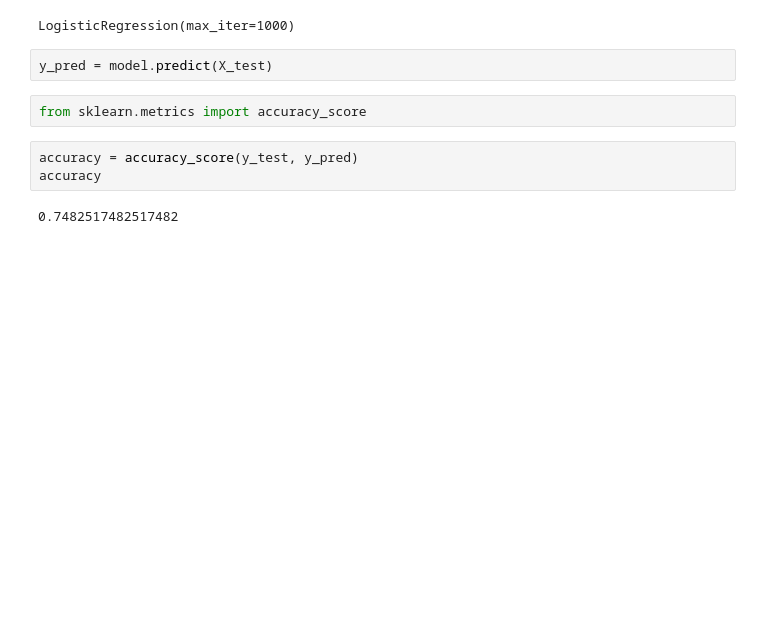
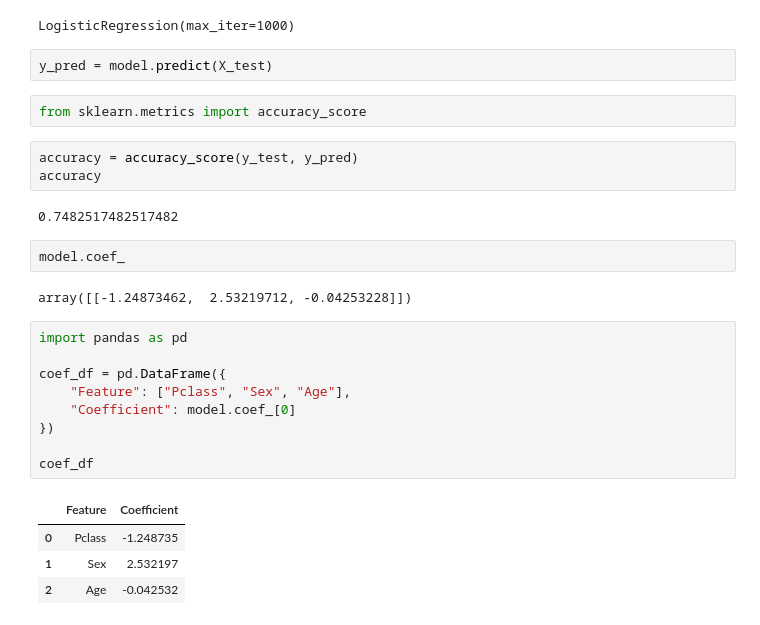
Before and after one commit to Kdhungel/titanic-logistic-regression, a Jupyter notebook: notebooks/01_load_data.ipynb, the cells around one changed output. Saved outputs shown, nothing was run; the diff lists cells and outputs as text; blank space fills up the shorter version.

Commit message:
Add model interpretation and coefficient inspection

```diff
--- a/notebooks/01_load_data.ipynb
+++ b/notebooks/01_load_data.ipynb
@@ -124,3 +124,21 @@ accuracy = accuracy_score(y_test, y_pred)
 accuracy
 # %% [output]
 0.7482517482517482
+# %%
+model.coef_
+# %% [output]
+array([[-1.24873462,  2.53219712, -0.04253228]])
+# %%
+import pandas as pd
+
+coef_df = pd.DataFrame({
+    "Feature": ["Pclass", "Sex", "Age"],
+    "Coefficient": model.coef_[0]
+})
+
+coef_df
+# %% [output]
+|  | Feature | Coefficient |
+| 0 | Pclass | -1.248735 |
+| 1 | Sex | 2.532197 |
+| 2 | Age | -0.042532 |
```
